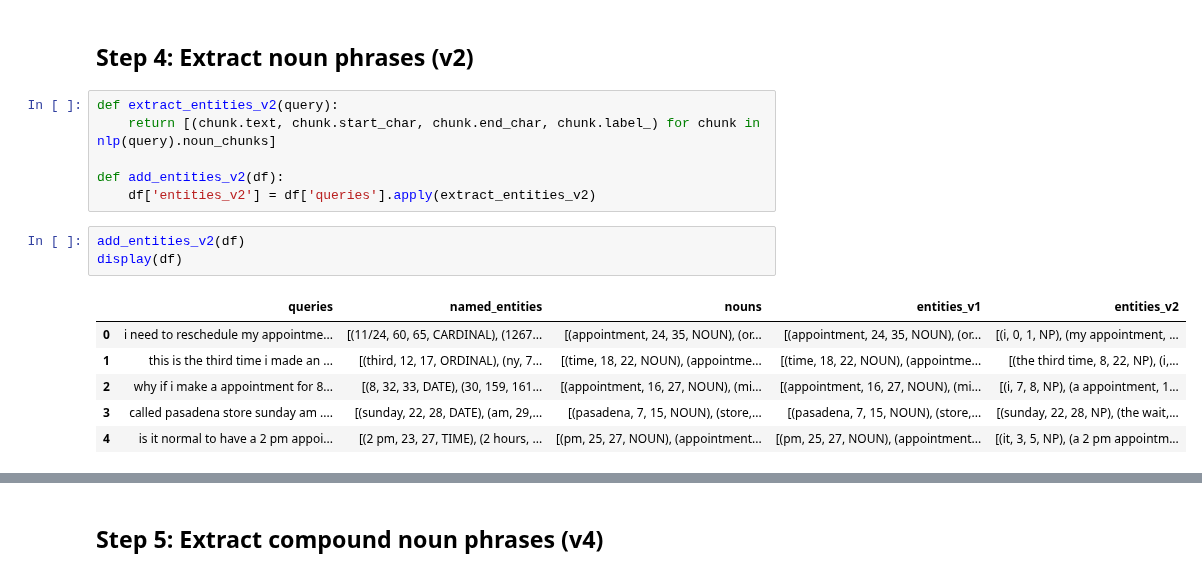
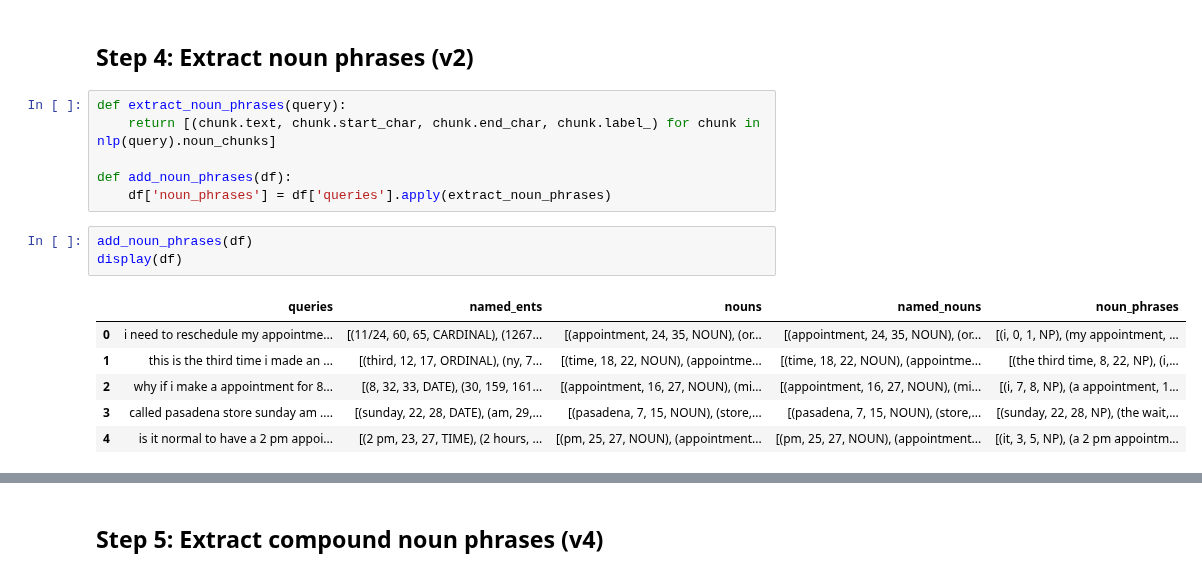
Before and after one commit to SocialSharma/named_entity_recognition, a Jupyter notebook: entity_extraction_v1.ipynb, the cells around one changed output, grey strips where cells are left out. Saved outputs shown, nothing was run; the diff lists cells and outputs as text.

```diff
--- a/entity_extraction_v1.ipynb
+++ b/entity_extraction_v1.ipynb
@@ -134,16 +134,16 @@ i need to reschedule my appointment NOUN which was originally on 11/24 . order N
 # %% [markdown]
 ## Step 4: Extract noun phrases (v2)
 # %%
-def extract_entities_v2(query):
+def extract_noun_phrases(query):
     return [(chunk.text, chunk.start_char, chunk.end_char, chunk.label_) for chunk in nlp(query).noun_chunks]
 
-def add_entities_v2(df):
-    df['entities_v2'] = df['queries'].apply(extract_entities_v2)
+def add_noun_phrases(df):
+    df['noun_phrases'] = df['queries'].apply(extract_noun_phrases)
 # %%
-add_entities_v2(df)
+add_noun_phrases(df)
 display(df)
 # %% [output]
-|  | queries | named_entities | nouns | entities_v1 | entities_v2 |
+|  | queries | named_ents | nouns | named_nouns | noun_phrases |
 | 0 | i need to reschedule my appointme... | [(11/24, 60, 65, CARDINAL), (1267... | [(appointment, 24, 35, NOUN), (or... | [(appointment, 24, 35, NOUN), (or... | [(i, 0, 1, NP), (my appointment, ... |
 | 1 | this is the third time i made an ... | [(third, 12, 17, ORDINAL), (ny, 7... | [(time, 18, 22, NOUN), (appointme... | [(time, 18, 22, NOUN), (appointme... | [(the third time, 8, 22, NP), (i,... |
 | 2 | why if i make a appointment for 8... | [(8, 32, 33, DATE), (30, 159, 161... | [(appointment, 16, 27, NOUN), (mi... | [(appointment, 16, 27, NOUN), (mi... | [(i, 7, 8, NP), (a appointment, 1... |
```
Also changed, not shown: parts of 28 cells of this notebook.
